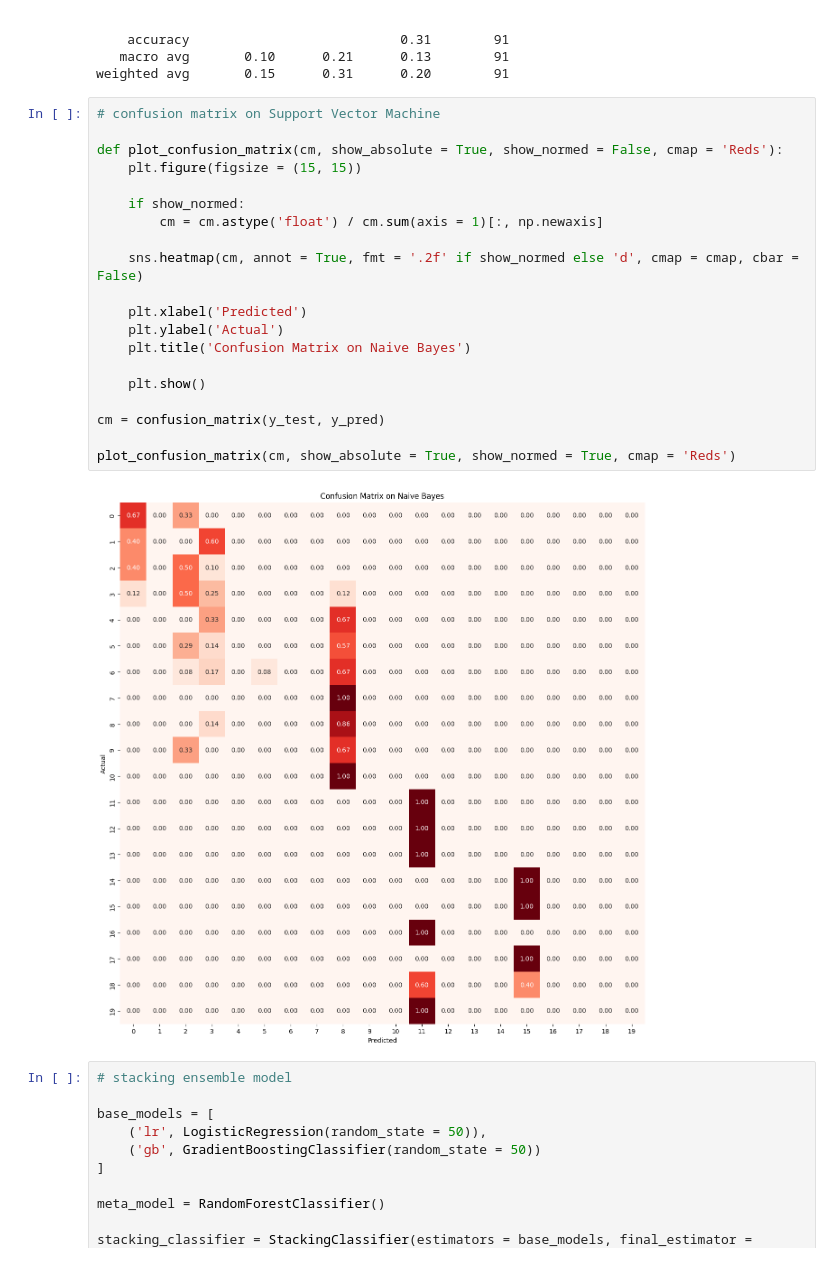
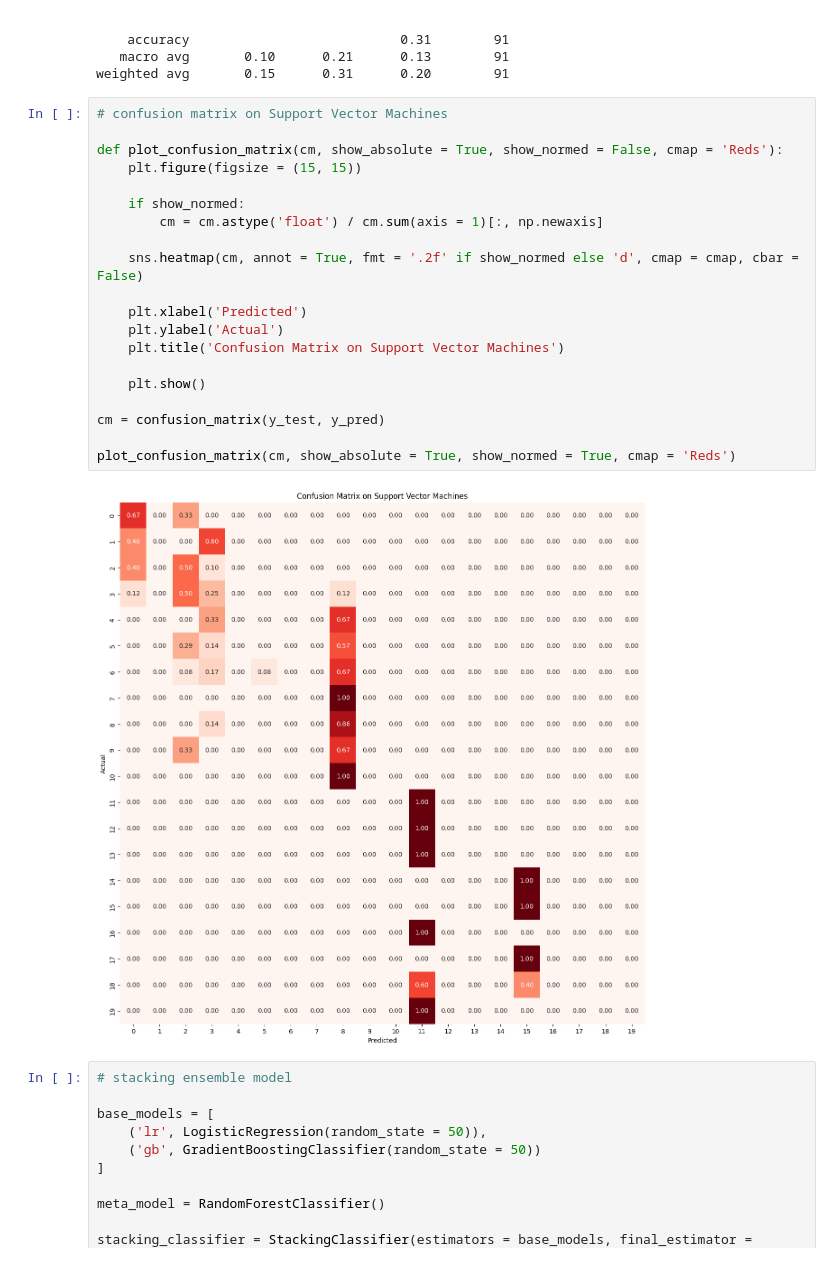
Before and after one commit to adityapat96/sleep_efficiency, a Jupyter notebook: Light.ipynb, the cells around one changed output. Drawn from its saved outputs; the diff is of its cells as text.

```diff
--- a/Light.ipynb
+++ b/Light.ipynb
@@ -154,27 +154,27 @@ SVM Classification Report
    macro avg       0.10      0.21      0.13        91
 weighted avg       0.15      0.31      0.20        91
 # %%
-# confusion matrix on Support Vector Machine
+# confusion matrix on Support Vector Machines
 
 def plot_confusion_matrix(cm, show_absolute = True, show_normed = False, cmap = 'Reds'):
     plt.figure(figsize = (15, 15))
 
     if show_normed:
         cm = cm.astype('float') / cm.sum(axis = 1)[:, np.newaxis]
 
     sns.heatmap(cm, annot = True, fmt = '.2f' if show_normed else 'd', cmap = cmap, cbar = False)
 
     plt.xlabel('Predicted')
     plt.ylabel('Actual')
-    plt.title('Confusion Matrix on Naive Bayes')
+    plt.title('Confusion Matrix on Support Vector Machines')
 
     plt.show()
 
 cm = confusion_matrix(y_test, y_pred)
 
 plot_confusion_matrix(cm, show_absolute = True, show_normed = True, cmap = 'Reds')
 # %% [output]
-[figure, old version]
+[figure, new version]
 # %%
 # stacking ensemble model
 
```
Also changed, not shown: parts of 5 cells of this notebook.
